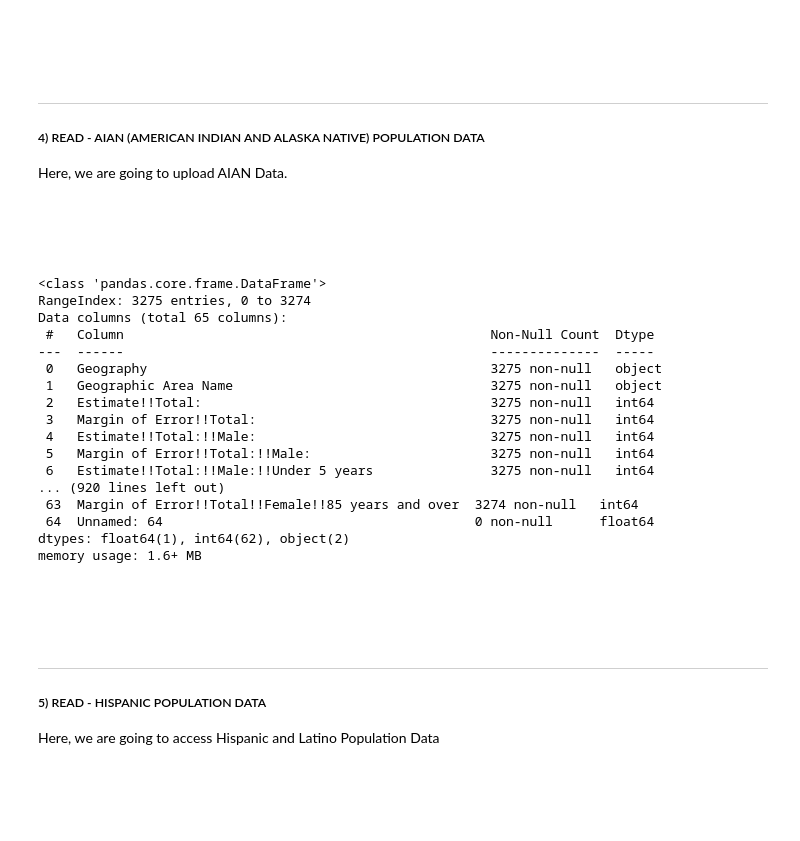
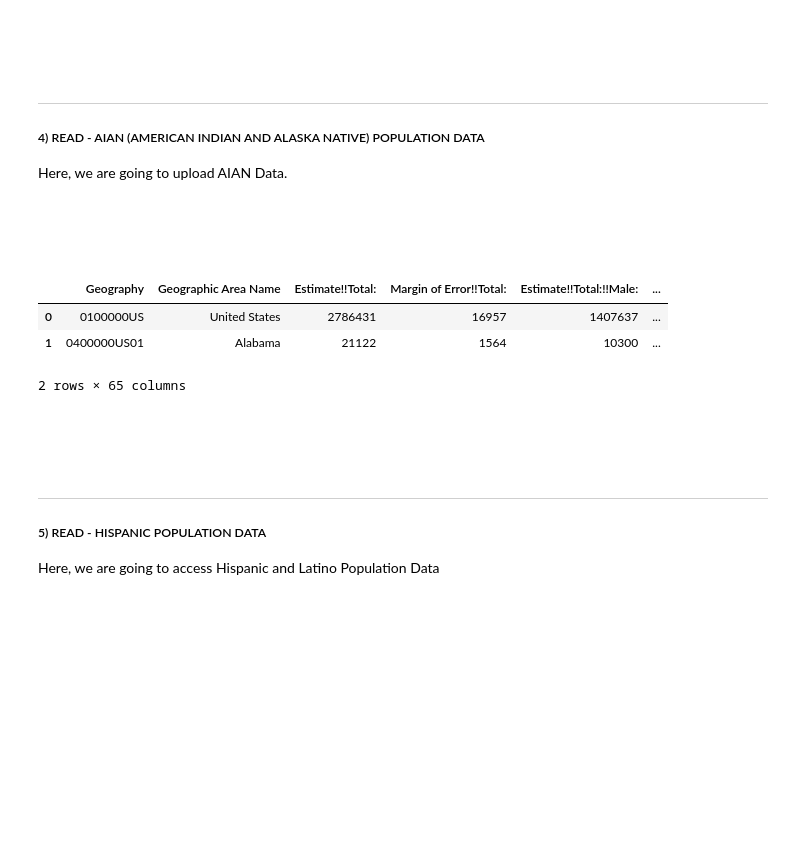
Before and after one commit to satyndragautam/plotly-dash-app, a Jupyter notebook: notebook/USA_population_data.ipynb, the cells around one changed output. Drawn from its saved outputs; the diff is of its cells as text; code cells hidden in the pictures; blank space fills up the shorter version.

```diff
--- a/notebook/USA_population_data.ipynb
+++ b/notebook/USA_population_data.ipynb
@@ -363,67 +323,55 @@ Here, we are going to upload AIAN Data.
 <br>
 # %%
 # Define Path
-aian_path = r"D:\my_first_dash_apps_data\United State County Health Indicators and Rankings\US Total Population Data\aian_pop_2010_2022_us_all_data"
+aian_path = r"https://raw.githubusercontent.com/satyndragautam/plotly-dash-app/main/notebook/notebook-data/aian_pop_2010_2022_us_all_data/"
 
 # 2022
-aian_pop_2022_df = pd.read_csv(fr"{aian_path}\ACSDT5Y2022.B01001C-Data.csv", low_memory=False, skiprows=1)
-aian_pop_2022_df.info()
+aian_pop_2022_df = pd.read_csv(fr"{aian_path}/ACSDT5Y2022.B01001C-Data.csv", low_memory=False, skiprows=1)
 
 # 2021
-aian_pop_2021_df = pd.read_csv(fr"{aian_path}\ACSDT5Y2021.B01001C-Data.csv", low_memory=False, skiprows=1)
+aian_pop_2021_df = pd.read_csv(fr"{aian_path}/ACSDT5Y2021.B01001C-Data.csv", low_memory=False, skiprows=1)
 
 # 2020
-aian_pop_2020_df = pd.read_csv(fr"{aian_path}\ACSDT5Y2020.B01001C-Data.csv", low_memory=False, skiprows=1)
+aian_pop_2020_df = pd.read_csv(fr"{aian_path}/ACSDT5Y2020.B01001C-Data.csv", low_memory=False, skiprows=1)
 
 # 2019
-aian_pop_2019_df = pd.read_csv(fr"{aian_path}\ACSDT5Y2019.B01001C-Data.csv", low_memory=False, skiprows=1)
+aian_pop_2019_df = pd.read_csv(fr"{aian_path}/ACSDT5Y2019.B01001C-Data.csv", low_memory=False, skiprows=1)
 
 # 2018
-aian_pop_2018_df = pd.read_csv(fr"{aian_path}\ACSDT5Y2018.B01001C-Data.csv", low_memory=False, skiprows=1)
+aian_pop_2018_df = pd.read_csv(fr"{aian_path}/ACSDT5Y2018.B01001C-Data.csv", low_memory=False, skiprows=1)
 
 # 2017
-aian_pop_2017_df = pd.read_csv(fr"{aian_path}\ACSDT5Y2017.B01001C-Data.csv", low_memory=False, skiprows=1)
+aian_pop_2017_df = pd.read_csv(fr"{aian_path}/ACSDT5Y2017.B01001C-Data.csv", low_memory=False, skiprows=1)
 
 # 2016
-aian_pop_2016_df = pd.read_csv(fr"{aian_path}\ACSDT5Y2016.B01001C-Data.csv", low_memory=False, skiprows=1)
+aian_pop_2016_df = pd.read_csv(fr"{aian_path}/ACSDT5Y2016.B01001C-Data.csv", low_memory=False, skiprows=1)
 
 # 2015
-aian_pop_2015_df = pd.read_csv(fr"{aian_path}\ACSDT5Y2015.B01001C-Data.csv", low_memory=False, skiprows=1)
+aian_pop_2015_df = pd.read_csv(fr"{aian_path}/ACSDT5Y2015.B01001C-Data.csv", low_memory=False, skiprows=1)
 
 # 2014
-aian_pop_2014_df = pd.read_csv(fr"{aian_path}\ACSDT5Y2014.B01001C-Data.csv", low_memory=False, skiprows=1)
+aian_pop_2014_df = pd.read_csv(fr"{aian_path}/ACSDT5Y2014.B01001C-Data.csv", low_memory=False, skiprows=1)
 
 # 2013
-aian_pop_2013_df = pd.read_csv(fr"{aian_path}\ACSDT5Y2013.B01001C-Data.csv", low_memory=False, skiprows=1)
+aian_pop_2013_df = pd.read_csv(fr"{aian_path}/ACSDT5Y2013.B01001C-Data.csv", low_memory=False, skiprows=1)
 
 # 2012
-aian_pop_2012_df = pd.read_csv(fr"{aian_path}\ACSDT5Y2012.B01001C-Data.csv", low_memory=False, skiprows=1)
+aian_pop_2012_df = pd.read_csv(fr"{aian_path}/ACSDT5Y2012.B01001C-Data.csv", low_memory=False, skiprows=1)
 
 # 2011
-aian_pop_2011_df = pd.read_csv(fr"{aian_path}\ACSDT5Y2011.B01001C-Data.csv", low_memory=False, skiprows=1)
+aian_pop_2011_df = pd.read_csv(fr"{aian_path}/ACSDT5Y2011.B01001C-Data.csv", low_memory=False, skiprows=1)
 
 # 2010
-aian_pop_2010_df = pd.read_csv(fr"{aian_path}\ACSDT5Y2010.B01001C-Data.csv", low_memory=False, skiprows=1)
+aian_pop_2010_df = pd.read_csv(fr"{aian_path}/ACSDT5Y2010.B01001C-Data.csv", low_memory=False, skiprows=1)
 
 # Now here we have uploaded the data for AIAN population
-# %% [output]
-<class 'pandas.core.frame.DataFrame'>
-RangeIndex: 3275 entries, 0 to 3274
-Data columns (total 65 columns):
- #   Column                                               Non-Null Count  Dtype
----  ------                                               --------------  -----
- 0   Geography                                            3275 non-null   object
- 1   Geographic Area Name                                 3275 non-null   object
- 2   Estimate!!Total:                                     3275 non-null   int64
- 3   Margin of Error!!Total:                              3275 non-null   int64
- 4   Estimate!!Total:!!Male:                              3275 non-null   int64
- 5   Margin of Error!!Total:!!Male:                       3275 non-null   int64
- 6   Estimate!!Total:!!Male:!!Under 5 years               3275 non-null   int64
-... (920 lines left out)
- 63  Margin of Error!!Total!!Female!!85 years and over  3274 non-null   int64
- 64  Unnamed: 64                                        0 non-null      float64
-dtypes: float64(1), int64(62), object(2)
-memory usage: 1.6+ MB
+# %%
+aian_pop_2022_df.head(2)
+# %% [output]
+|  | Geography | Geographic Area Name | Estimate!!Total: | Margin of Error!!Total: | Estimate!!Total:!!Male: | ... |
+| 0 | 0100000US | United States | 2786431 | 16957 | 1407637 | ... |
+| 1 | 0400000US01 | Alabama | 21122 | 1564 | 10300 | ... |
+2 rows × 65 columns
 # %% [markdown]
 <br>
 <br>
```
Also changed, not shown: parts of 21 cells of this notebook, 16 other files.
